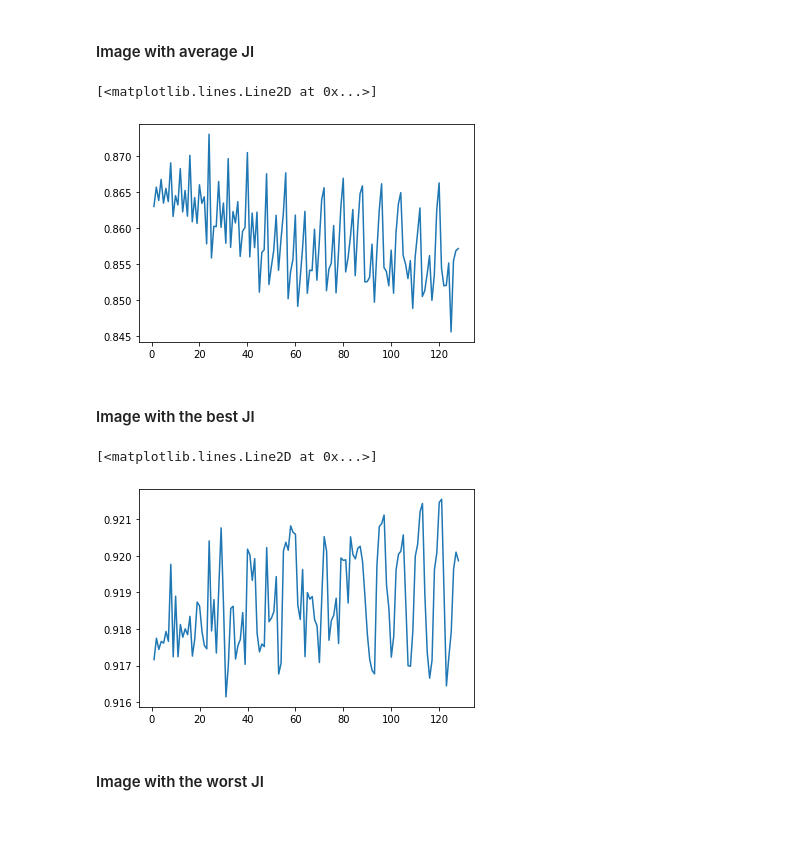
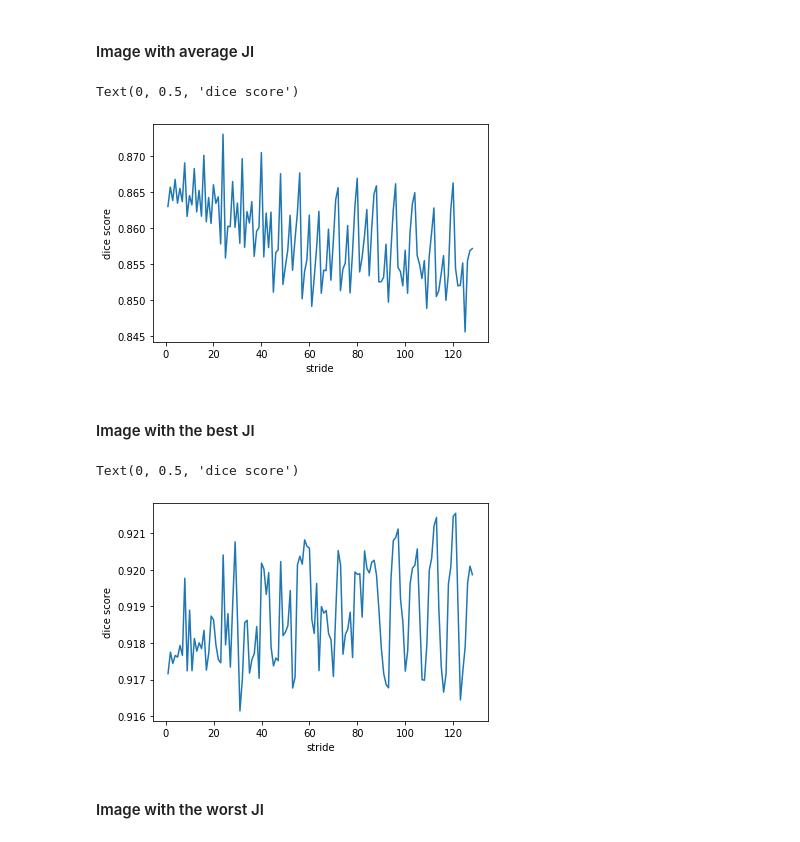
Before and after one commit to trnal/dp3-python-shared, a Jupyter notebook: visualizations/collecting_output_2.ipynb, the cells around one changed output. Drawn from its saved outputs; the diff is of its cells as text; code cells hidden in the pictures.

```diff
--- a/visualizations/collecting_output_2.ipynb
+++ b/visualizations/collecting_output_2.ipynb
@@ -493,17 +493,21 @@ first_img.shape
 #### Image with average JI
 # %%
 plt.plot(first_img['stride'], first_img['dice'])
+plt.xlabel('stride')
+plt.ylabel('dice score')
 # %% [output]
-[<matplotlib.lines.Line2D at 0x...>]
+Text(0, 0.5, 'dice score')
-[figure, old version]
+[figure, new version]
 # %% [markdown]
 #### Image with the best JI
 # %%
 second_img = mean_results[mean_results['img']==mean_results['img'][128]]
 plt.plot(second_img['stride'], second_img['dice'])
+plt.xlabel('stride')
+plt.ylabel('dice score')
 # %% [output]
-[<matplotlib.lines.Line2D at 0x...>]
+Text(0, 0.5, 'dice score')
-[figure, old version]
+[figure, new version]
 # %% [markdown]
 #### Image with the worst JI
 # %%
```
Also changed, not shown: 6 other files.
